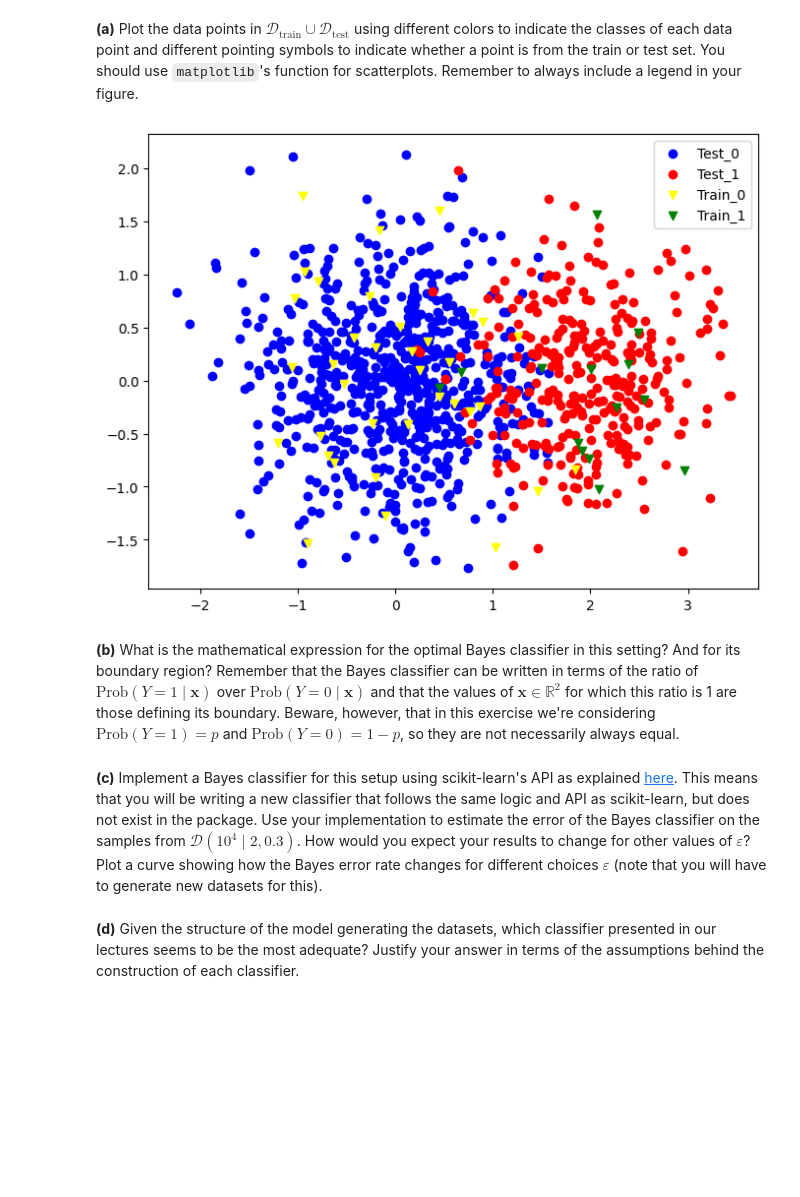
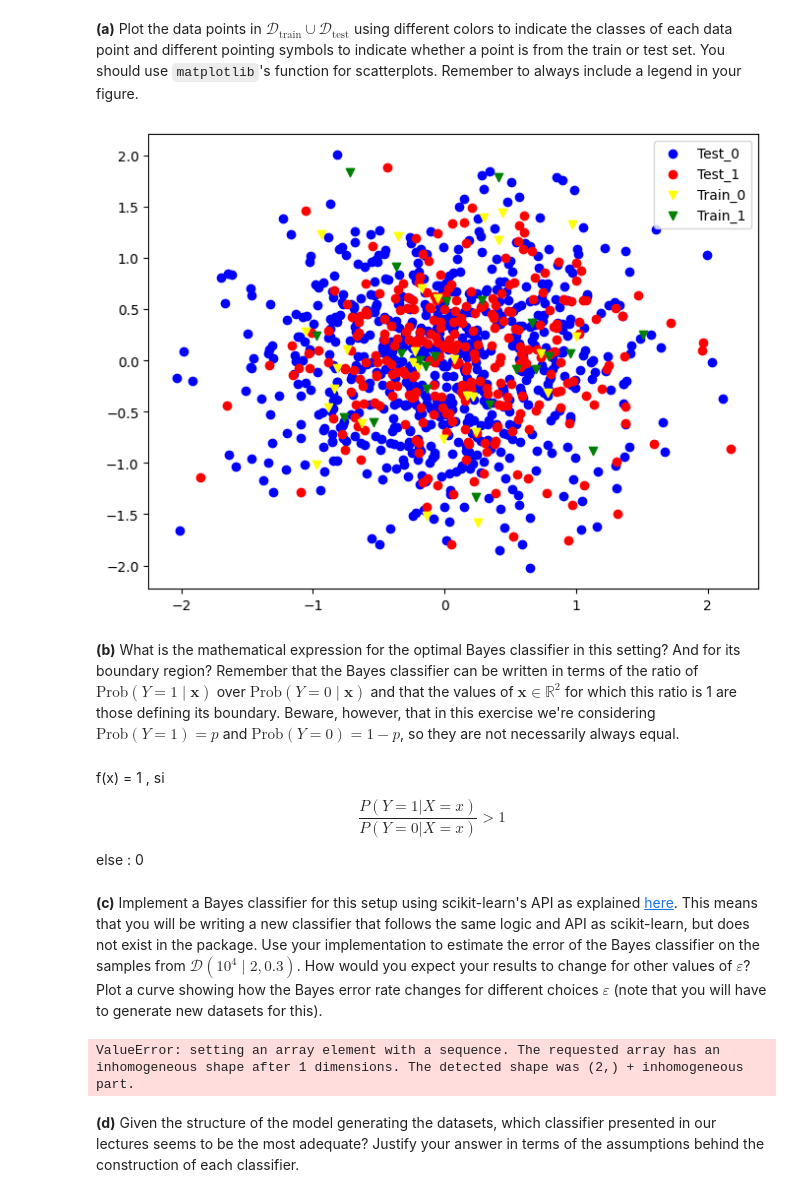
Before and after one commit to jmeilim/TP1-ISLA-g34, a Jupyter notebook: TP3.ipynb, the cells around one changed output. Drawn from its saved outputs; the diff is of its cells as text; code cells hidden in the pictures; blank space fills up the shorter version.

Commit message:
start part 1

```diff
--- a/TP3.ipynb
+++ b/TP3.ipynb
@@ -67,43 +67,45 @@ $$
 import matplotlib.pyplot  as plt
 import numpy as np
 import random
-
+eps = 0.1
 mi_0 = np.zeros(2)
-mi_1 = np.array([2 , 0])
+mi_1 = np.array([eps , 0])
 sig_0 = np.array([[0.5 , 0], [0 , 0.5]])
 sig_1 = np.array([[0.4 , 0], [0 , 0.4]])
 
 U_tr = [np.random.rand() for i in  range(50)]
 D_tr = {}
 D_tr[0]=[]
 D_tr[1]=[]
 for i , e in enumerate(U_tr) :
     if e >= 0.3 :
         D_tr[0].append(np.random.multivariate_normal(mi_0, sig_0))
     else :
         D_tr[1].append(np.random.multivariate_normal(mi_1, sig_1))
 
 
 U = [np.random.rand() for i in  range(1000)]
 D_t = {}
 D_t[0]=[]
 D_t[1]=[]
 for i , e in enumerate(U) :
     if e >= 0.3 :
         D_t[0].append(np.random.multivariate_normal(mi_0, sig_0))
     else :
         D_t[1].append(np.random.multivariate_normal(mi_1, sig_1))
 
 plt.figure(figsize=(8,6))
 plt.scatter(np.array(D_t[0])[:,0],np.array(D_t[0])[:,1], marker='o' , color = 'blue' , label = 'Test_0' )
 plt.scatter(np.array(D_t[1])[:,0],np.array(D_t[1])[:,1], marker='o' , color = 'red' , label = 'Test_1' )
 plt.scatter(np.array(D_tr[0])[:,0],np.array(D_tr[0])[:,1], marker='v' , color = 'yellow' , label = 'Train_0' )
 plt.scatter(np.array(D_tr[1])[:,0],np.array(D_tr[1])[:,1], marker='v' , color = 'green' , label = 'Train_1' )
 plt.legend()
 plt.show()
 # %% [output]
-[figure, old version]
+[figure, new version]
 # %% [markdown]
 **(b)** What is the mathematical expression for the optimal Bayes classifier in this setting? And for its boundary region? Remember that the Bayes classifier can be written in terms of the ratio of $\text{Prob}(Y = 1 \mid \mathbf{x})$ over $\text{Prob}(Y = 0 \mid \mathbf{x})$ and that the values of $\mathbf{x} \in \mathbb{R}^2$ for which this ratio is 1 are those defining its boundary. Beware, however, that in this exercise we're considering $\text{Prob}(Y = 1) = p$ and $\text{Prob}(Y = 0) = 1-p$, so they are not necessarily always equal.
+# %% [markdown]
+f(x) = 1 , si $$\frac{P(Y=1 | X = x )}{P(Y=0 | X = x )} > 1$$ else : 0
 # %% [markdown]
 **(c)** Implement a Bayes classifier for this setup using scikit-learn's API as explained [here](https://scikit-learn.org/stable/developers/develop.html). This means that you will be writing a new classifier that follows the same logic and API as scikit-learn, but does not exist in the package. Use your implementation to estimate the error of the Bayes classifier on the samples from $\mathcal{D}(10^4 \mid 2, 0.3)$. How would you expect your results to change for other values of $\varepsilon$? Plot a curve showing how the Bayes error rate changes for different choices $\varepsilon$ (note that you will have to generate new datasets for this).
@@ -110,3 +137,26 @@ plt.show()
+# %%
+U = np.random.rand(10000)
+X=[]
+y = []
+p = 0.01
+for i , x in enumerate(U):
+    if x < p :
+        y.append(1)
+        X.append(np.random.multivariate_normal(mi_1, sig_1))
+    else :
+        y.append(0)
+        X.append(np.random.multivariate_normal(mi_0, sig_0))
+X=np.array(X)
+y = np.array(y)
+
+
+model = BayesClassifier( epsilon = eps , p= p)
+model =model.fit(X, y )
+y_pred= model.predict(X)
+error = np.mean(y_pred != y)
+print( error)
+# %% [output]
+ValueError: setting an array element with a sequence. The requested array has an inhomogeneous shape after 1 dimensions. The detected shape was (2,) + inhomogeneous part.
 # %% [markdown]
 **(d)** Given the structure of the model generating the datasets, which classifier presented in our lectures seems to be the most adequate? Justify your answer in terms of the assumptions behind the construction of each classifier.
 # %% [markdown]
```
Also changed, not shown: parts of 1 cell of this notebook.
